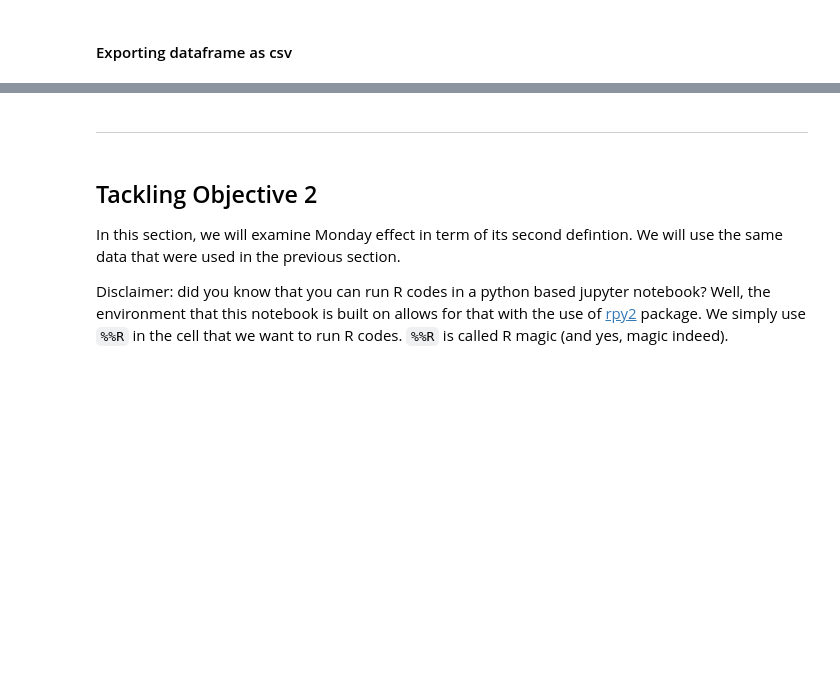
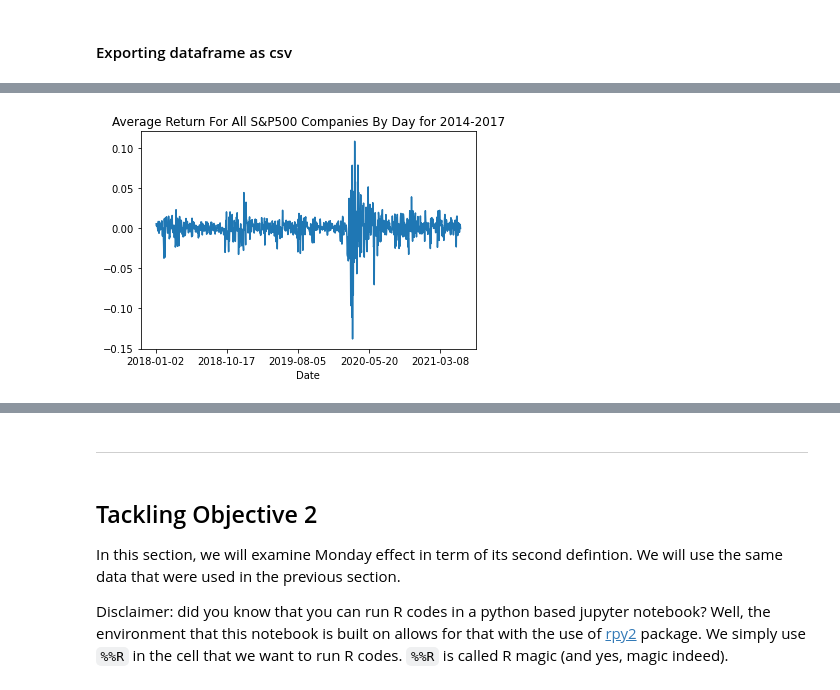
Before and after one commit to Sungbinyouk/UCSB-PSTAT234-2021S-Final-Project-Stock, a Jupyter notebook: Examining Monday Effect.ipynb, the cells around one changed output, grey strips where cells are left out. Saved outputs shown, nothing was run; the diff lists cells and outputs as text; code cells hidden in the pictures; blank space fills up the shorter version.

```diff
--- a/Examining Monday Effect.ipynb
+++ b/Examining Monday Effect.ipynb
@@ -766,0 +812,5 @@ Although less tha Thursday, Monday has a negative log stock returns and a larges
+# %%
+# We will the log returns of the constituents and dropping the industry level
+multilevel = pd.read_csv('SP500_2018_2021_multilevel.csv', header=[0,1,2], index_col=0)
+logret = multilevel['logreturn'].droplevel(0, axis =1)
+logret.head()
@@ -766,0 +826,7 @@ Although less tha Thursday, Monday has a negative log stock returns and a larges
+# %%
+# Let's plotthe average returms
+np.mean(logret, axis = 1).plot()
+plt.title("Average Return For All S&P500 Companies By Day for 2014-2017")
+plt.show()
+# %% [output]
+[figure, added]
```
Also changed, not shown: parts of 92 cells of this notebook, 21 other files.
